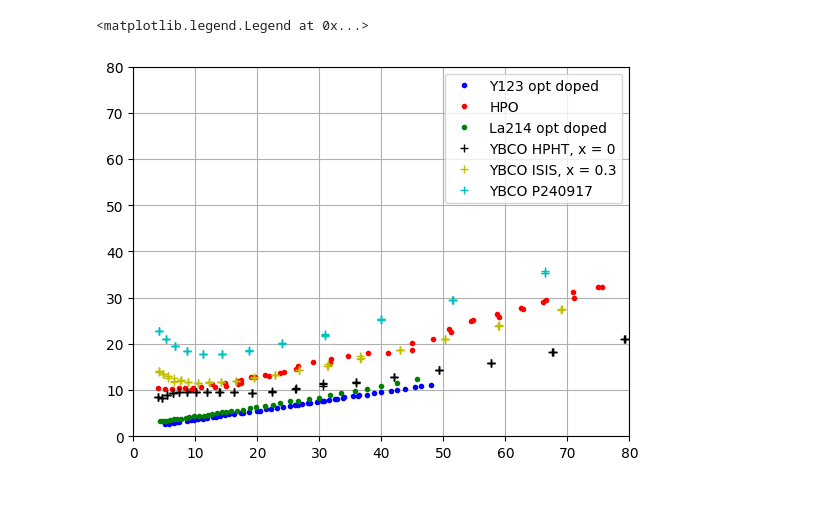
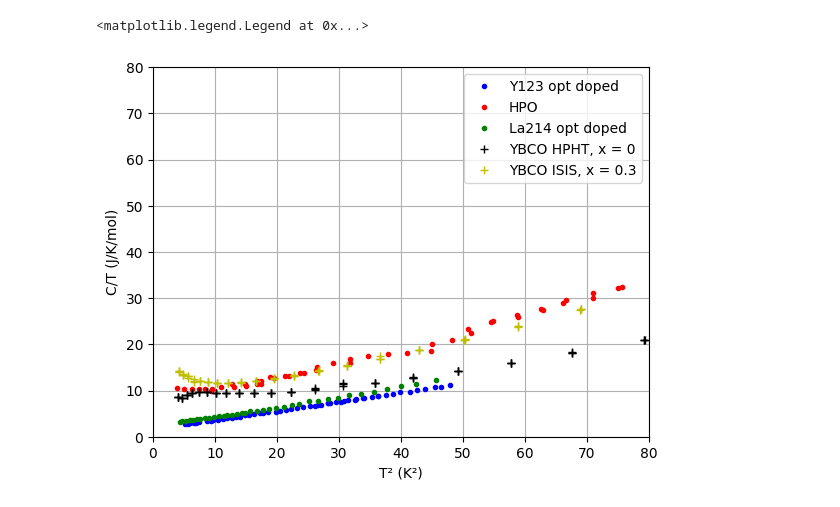
Before and after one commit to Gamal-on/YBCO, a Jupyter notebook: image.ipynb, the cells around one changed output. Drawn from its saved outputs; the diff is of its cells as text; code cells hidden in the pictures.

```diff
--- a/image.ipynb
+++ b/image.ipynb
@@ -15,22 +15,26 @@ squared_temperature_bounded_P24, hc_by_cu_P24_low_temp = tools.tab_interval(cnt.
 # %%
 plt.figure()
 #plt.plot(dt.x_La214_0259, dt.y_La214_0259, ".b", label="La214, x=0.259")
 #plt.plot(dt.x_L214_0290, dt.y_L214_0290, "r.", label="La214, x = 0.290")
 plt.plot(dt.x_Y123_carre, dt.y_Y123_carre, ".b", label="Y123 opt doped")
 plt.plot(dt.x_HPO, dt.y_HPO, ".r", label="HPO")
 plt.plot(dt.x_La214, dt.y_La214, "g.", label="La214 opt doped")
 
 # Plotting our experimental data
 plt.plot(squared_temperature_bounded_HPHT, hc_by_cu_HPHT_low_temp, "+k", label="YBCO HPHT, x = 0")
 plt.plot(squared_temperature_bounded_ISIS, hc_by_cu_ISIS_low_temp, "+y", label="YBCO ISIS, x = 0.3")
-plt.plot(squared_temperature_bounded_P24, hc_by_cu_P24_low_temp, "+c", label="YBCO P240917")
+#plt.plot(squared_temperature_bounded_P24, hc_by_cu_P24_low_temp, "+c", label="YBCO P240917")
 
 #Axes
 plt.xlim(0, 80)
 plt.ylim(0, 80)
 
+#Titles
+plt.ylabel("C/T (J/K/mol)")
+plt.xlabel("T² (K²)")
+
 plt.grid(True)
 plt.legend()
 # %% [output]
 <matplotlib.legend.Legend at 0x...>
-[figure, old version]
+[figure, new version]
```
Also changed, not shown: parts of 1 cell of this notebook, 8 other files.
